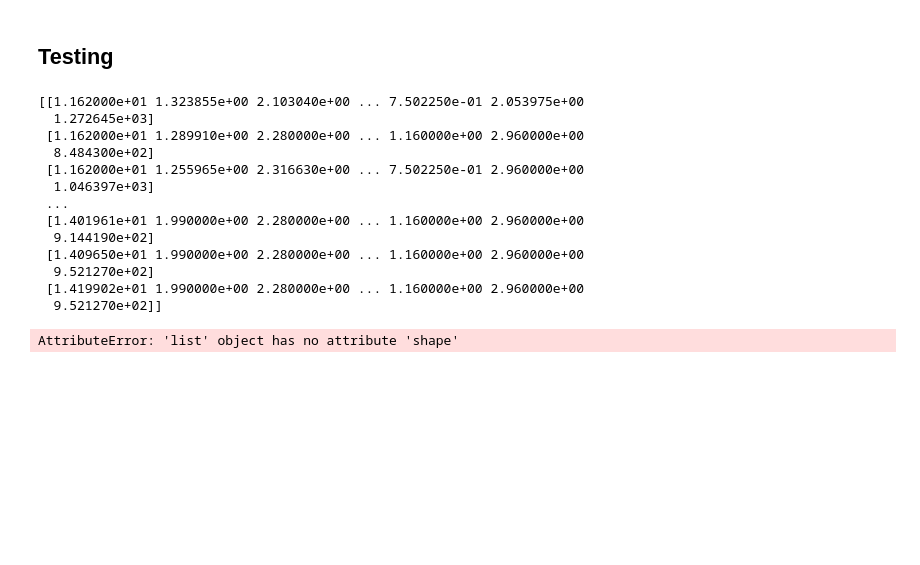
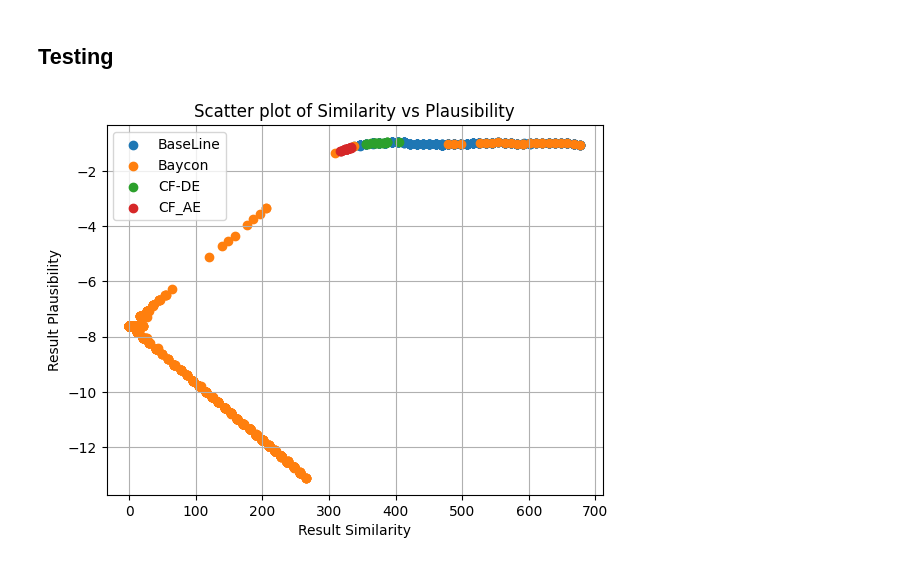
Before and after one commit to jepp3183/Thesis2025, a Jupyter notebook: code/Cross Evaluation.ipynb, the cells around one changed output. Drawn from its saved outputs; the diff is of its cells as text; code cells hidden in the pictures; blank space fills up the shorter version.

```diff
--- a/code/Cross Evaluation.ipynb
+++ b/code/Cross Evaluation.ipynb
@@ -93,7 +97,7 @@ Found 815 counterfactuals
 from lib.ext.baycon.common.Target import Target
 baycon_cfs = []
 modes = ['classic_baycon', 'kmeans', 'model_agnostic']
-run_mode = modes[0]
+run_mode = modes[2]
 
 
 if run_mode == modes[0]:
@@ -147,11 +151,11 @@ After filter:  717
 ## CFDE
 # %%
 cfde_cfs = []
-amount = 10
+amount = 20
 for cf in cfs:
     temp_cfs = []
     for i in range(amount):
-        x1, cf1, h1 = CF_Descent(X=X,y=y,target=cf.target,centers=centers,instance_index=cf.instance)
+        x1, cf1, h1 = CF_Descent(X=X,y=y,target=cf.target,centers=centers,instance_index=cf.instance, stop_count=20)
         temp_cfs.append(cf1)
     cfde_cfs.append(CounterfactualData(temp_cfs, cf.instance, cf.target, cf.instance_label))
 
@@ -178,11 +182,11 @@ cfde_cfs
 ## CFAE
 # %%
 cfae_cfs = []
-amount = 10
+amount = 20
 for cf in cfs:
     temp_cfs = []
     for i in range(amount):
-        x2, cf2, h2 = CF_Ascent(X=X,y=y,target=cf.target,centers=centers,instance_index=cf.instance)
+        x2, cf2, h2 = CF_Ascent(X=X,y=y,target=cf.target,centers=centers,instance_index=cf.instance, stop_count=20)
         temp_cfs.append(cf2)
     cfae_cfs.append(CounterfactualData(temp_cfs, cf.instance, cf.target, cf.instance_label))
 
@@ -225,20 +229,27 @@ cfae = {
     "counterfactuals": cfae_cfs
 }
 
-methods = [baseLine, cfde, cfae]
-print(run(methods, centers, X, y))
+methods = [baseLine, Baycon, cfde, cfae]
+results, names = run(methods, centers, X, y)
-# %% [output]
-[[1.162000e+01 1.323855e+00 2.103040e+00 ... 7.502250e-01 2.053975e+00
-  1.272645e+03]
- [1.162000e+01 1.289910e+00 2.280000e+00 ... 1.160000e+00 2.960000e+00
-  8.484300e+02]
- [1.162000e+01 1.255965e+00 2.316630e+00 ... 7.502250e-01 2.960000e+00
-  1.046397e+03]
- ...
- [1.401961e+01 1.990000e+00 2.280000e+00 ... 1.160000e+00 2.960000e+00
-  9.144190e+02]
- [1.409650e+01 1.990000e+00 2.280000e+00 ... 1.160000e+00 2.960000e+00
-  9.521270e+02]
- [1.419902e+01 1.990000e+00 2.280000e+00 ... 1.160000e+00 2.960000e+00
-  9.521270e+02]]
-AttributeError: 'list' object has no attribute 'shape'
+# %%
+def plot(f1, f2, results_list, names):
+    method_names = ["BaseLine", "Baycon", "CF-DE", "CF_AE"]
+    for idx, results in enumerate(results_list):
+        result_x = [row[f1] for row in results]
+        result_y = [row[f2] for row in results]
+
+        plt.scatter(result_x, result_y, label=f"{method_names[idx]}")
+
+    # Adding title and labels
+    plt.title(f"Scatter plot of {names[f1]} vs {names[f2]}")
+    plt.xlabel(f"Result {names[f1]}")
+    plt.ylabel(f"Result {names[f2]}")
+    plt.grid(True)
+
+    # Show the legend to distinguish between different datasets
+    plt.legend()
+    plt.show()
+
+plot(0,2, [results["Baseline"], results["Baycon"], results["CF-DE"], results["CF-AE"]], names)
+# %% [output]
+[figure, added]
```
Also changed, not shown: parts of 8 cells of this notebook, 4 other files.
